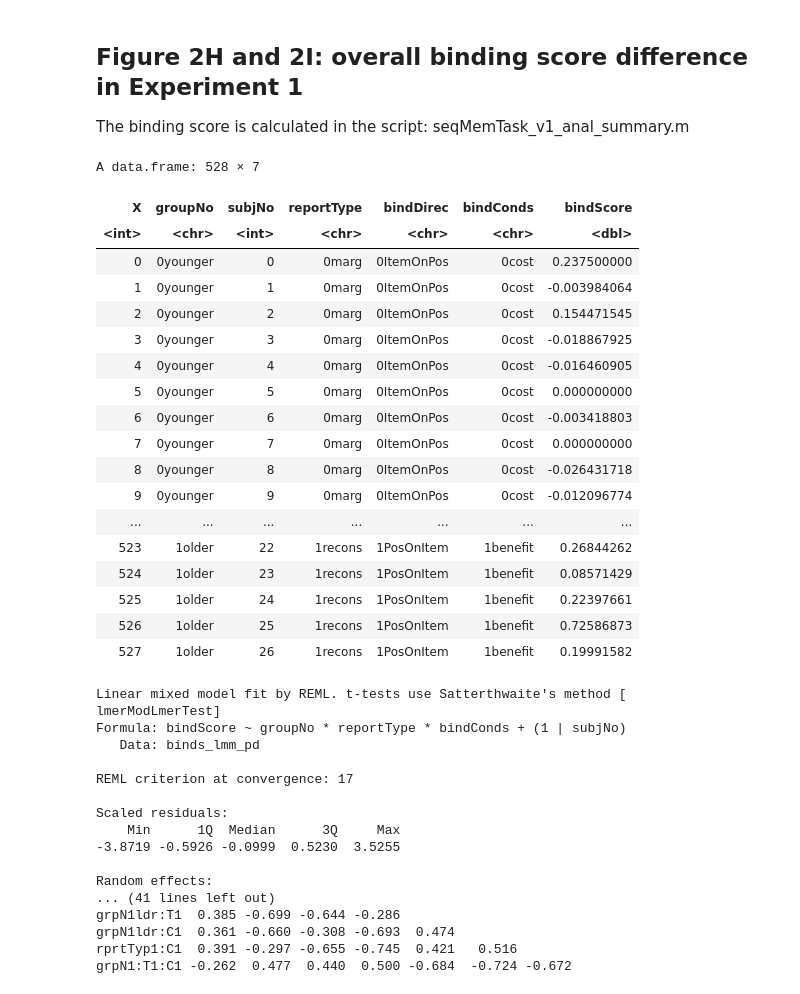
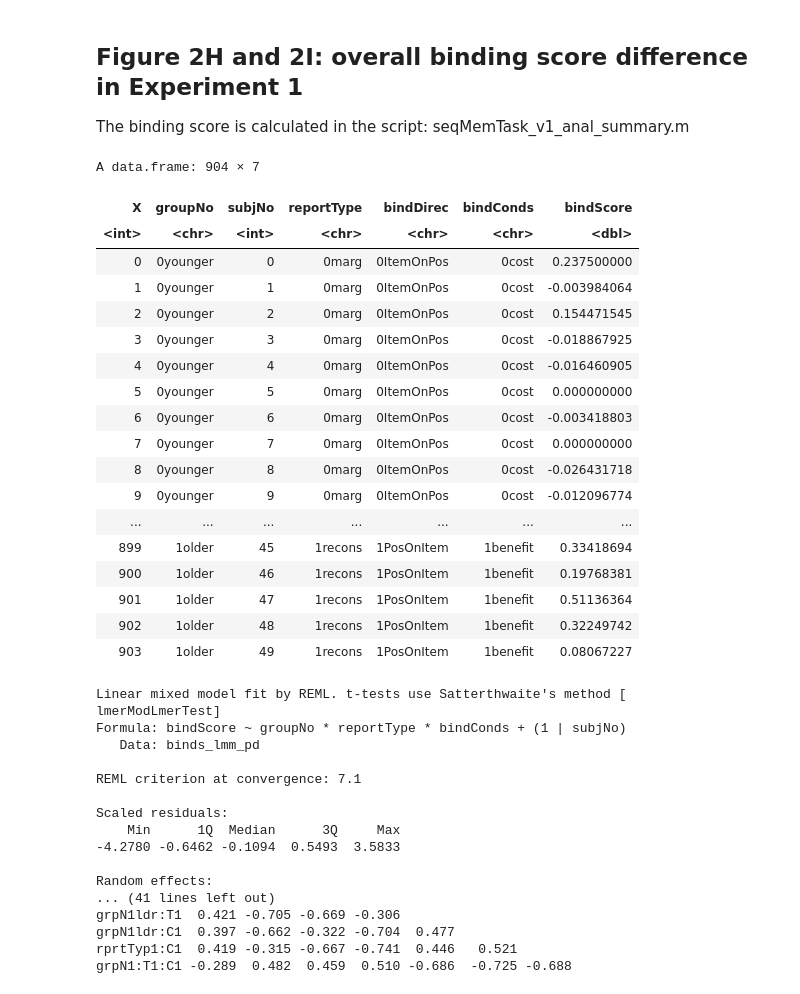
Before and after one commit to xiangjuan-ren1828/FlexibleBindingAnal, a Jupyter notebook: Statistics/seqMem_BehvPaper1_LMM.ipynb, the cells around one changed output. Saved outputs shown, nothing was run; the diff lists cells and outputs as text; code cells hidden in the pictures.

```diff
--- a/Statistics/seqMem_BehvPaper1_LMM.ipynb
+++ b/Statistics/seqMem_BehvPaper1_LMM.ipynb
@@ -51,6 +51,7 @@ expDir         = '/Users/ren/Projects-NeuroCode/MyExperiment/Aging-SeqMemTask/Ag
 expDir_inHouse = '/Users/ren/Projects-NeuroCode/MyExperiment/Aging-SeqMemTask/AgingReplay-InHouseData/'
 statSaveDir    = '/Users/ren/Projects-NeuroCode/MyExperiment/Aging-SeqMemTask/AgingReplay-StatAnal/'
 modelSaveDir   = '/Users/ren/Projects-NeuroCode/MyExperiment/Aging-SeqMemTask/ModelFitting_Results/'
+FBdata_folder  = '/Users/ren/Projects-NeuroCode/MyExperiment/Aging-SeqMemTask/AgingReplay-OnlineData/FlexibleBindingPaper-Data/'
 # %% [markdown]
 # Experiment 1: memory gradation across content, position and reconstruction report in both younger (18-30 ys) and older (>75 ys) adults
 # %% [markdown]
@@ -729,0 +581,28 @@ emm_pairs
+# %%
+dataFlg <- 3
+
+if (dataFlg == 1) {        # Experiment 1
+  # ------ Figure 2D: FA of lure items ------
+  FA_lure_name      <- 'Fig2D_FA_lure_overall_YAOA_stats_Exp1.csv'
+
+  # ------ Figure 2E: Transition accuracy ------
+  transAcc_name     <- 'Fig2E_transAcc_overall_group_stats_Exp1.csv'
+
+  # ------ Figure 2G: Binding measures (conditional probability) ------
+  bindsOverall_name <- 'Fig2G_binds_overall_group_stats_Exp1.csv'
+
+  # ------ Figure 2HI: Binding-related measures ------
+  bindsDiff_name    <- 'Fig2HI_binds_overall_diff_group_stats_Exp1.csv'
+
+} else if (dataFlg == 2) { # Experiment 2
+  FA_lure_name      <- 'Fig2D_FA_lure_overall_YAOA_stats_Exp2.csv'
+  transAcc_name     <- 'Fig2E_transAcc_overall_group_stats_Exp2.csv'
+  bindsOverall_name <- 'Fig2G_binds_overall_group_stats_Exp2.csv'
+  bindsDiff_name    <- 'Fig2HI_binds_overall_diff_group_stats_Exp2.csv'
+
+} else if (dataFlg == 3) { # Exp1 + Exp2
+  FA_lure_name      <- 'Fig2D_FA_lure_overall_YAOA_stats_Exp12.csv'
+  transAcc_name     <- 'Fig2E_transAcc_overall_group_stats_Exp12.csv'
+  bindsOverall_name <- 'Fig2G_binds_overall_group_stats_Exp12.csv'
+  bindsDiff_name    <- 'Fig2HI_binds_overall_diff_group_stats_Exp12.csv'
+}
@@ -732,29 +863,29 @@ emm_pairs
 
 The binding score is calculated in the script: seqMemTask_v1_anal_summary.m
 # %%
-path_or_buf  <- paste0(statSaveDir, 'binds_overall_diff_group_exp1.csv')
+path_or_buf  <- paste0(FBdata_folder, bindsDiff_name)
 binds_lmm_pd <- read.csv(file = path_or_buf)
 binds_lmm_pd
 # %% [output]
-A data.frame: 528 × 7
+A data.frame: 904 × 7
 | X | groupNo | subjNo | reportType | bindDirec | bindConds | bindScore |
 | <int> | <chr> | <int> | <chr> | <chr> | <chr> | <dbl> |
 | 0 | 0younger | 0 | 0marg | 0ItemOnPos | 0cost | 0.237500000 |
 | 1 | 0younger | 1 | 0marg | 0ItemOnPos | 0cost | -0.003984064 |
 | 2 | 0younger | 2 | 0marg | 0ItemOnPos | 0cost | 0.154471545 |
 | 3 | 0younger | 3 | 0marg | 0ItemOnPos | 0cost | -0.018867925 |
 | 4 | 0younger | 4 | 0marg | 0ItemOnPos | 0cost | -0.016460905 |
 | 5 | 0younger | 5 | 0marg | 0ItemOnPos | 0cost | 0.000000000 |
 | 6 | 0younger | 6 | 0marg | 0ItemOnPos | 0cost | -0.003418803 |
 | 7 | 0younger | 7 | 0marg | 0ItemOnPos | 0cost | 0.000000000 |
 | 8 | 0younger | 8 | 0marg | 0ItemOnPos | 0cost | -0.026431718 |
 | 9 | 0younger | 9 | 0marg | 0ItemOnPos | 0cost | -0.012096774 |
 | ... | ... | ... | ... | ... | ... | ... |
-| 523 | 1older | 22 | 1recons | 1PosOnItem | 1benefit | 0.26844262 |
-| 524 | 1older | 23 | 1recons | 1PosOnItem | 1benefit | 0.08571429 |
-| 525 | 1older | 24 | 1recons | 1PosOnItem | 1benefit | 0.22397661 |
-| 526 | 1older | 25 | 1recons | 1PosOnItem | 1benefit | 0.72586873 |
-| 527 | 1older | 26 | 1recons | 1PosOnItem | 1benefit | 0.19991582 |
+| 899 | 1older | 45 | 1recons | 1PosOnItem | 1benefit | 0.33418694 |
+| 900 | 1older | 46 | 1recons | 1PosOnItem | 1benefit | 0.19768381 |
+| 901 | 1older | 47 | 1recons | 1PosOnItem | 1benefit | 0.51136364 |
+| 902 | 1older | 48 | 1recons | 1PosOnItem | 1benefit | 0.32249742 |
+| 903 | 1older | 49 | 1recons | 1PosOnItem | 1benefit | 0.08067227 |
 # %%
 binds_model <- lmer(bindScore ~ groupNo*reportType*bindConds + (1 | subjNo), data = binds_lmm_pd)
 # %%
@@ -765,18 +896,18 @@ lmerModLmerTest]
 Formula: bindScore ~ groupNo * reportType * bindConds + (1 | subjNo)
    Data: binds_lmm_pd
 
-REML criterion at convergence: 17
+REML criterion at convergence: 7.1
 
 Scaled residuals:
     Min      1Q  Median      3Q     Max
--3.8719 -0.5926 -0.0999  0.5230  3.5255
+-4.2780 -0.6462 -0.1094  0.5493  3.5833
 
 Random effects:
 ... (41 lines left out)
-grpN1ldr:T1  0.385 -0.699 -0.644 -0.286
-grpN1ldr:C1  0.361 -0.660 -0.308 -0.693  0.474
-rprtTyp1:C1  0.391 -0.297 -0.655 -0.745  0.421   0.516
-grpN1:T1:C1 -0.262  0.477  0.440  0.500 -0.684  -0.724 -0.672
+grpN1ldr:T1  0.421 -0.705 -0.669 -0.306
+grpN1ldr:C1  0.397 -0.662 -0.322 -0.704  0.477
+rprtTyp1:C1  0.419 -0.315 -0.667 -0.741  0.446   0.521
+grpN1:T1:C1 -0.289  0.482  0.459  0.510 -0.686  -0.725 -0.688
 # %%
 anova(binds_model, ddf='Satterthwaite')
 # %% [output]
```
Also changed, not shown: parts of 46 cells of this notebook.
